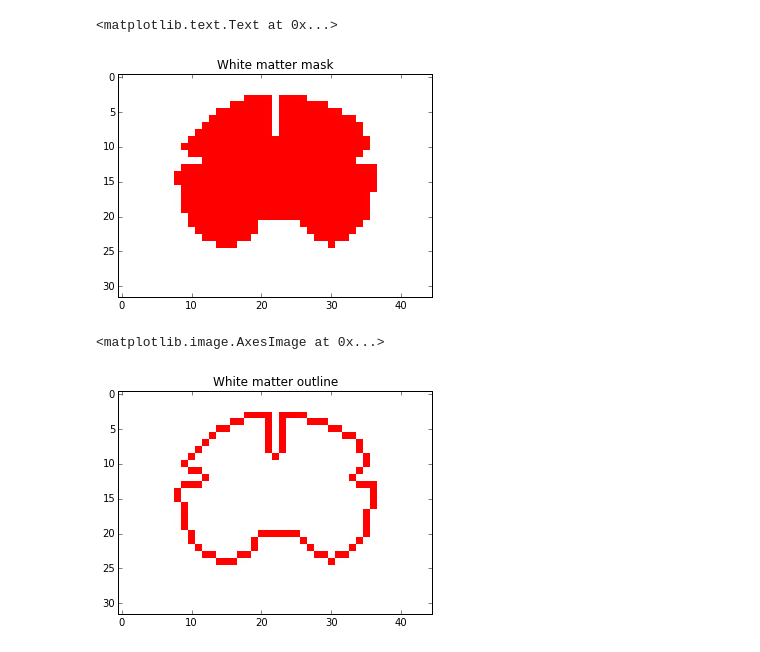
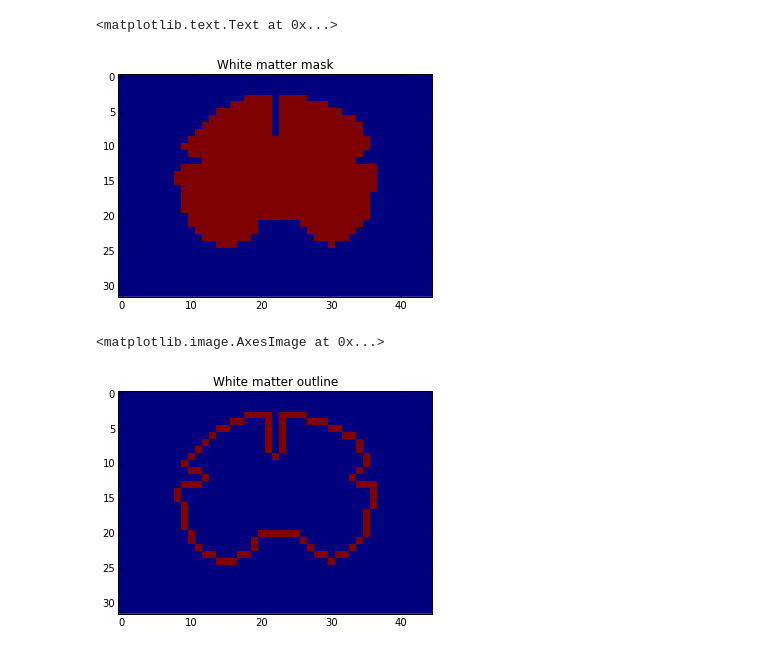
Before and after one commit to aniv0s/FakeTensorImaging, a Jupyter notebook: code.ipynb, the cells around one changed output. Drawn from its saved outputs; the diff is of its cells as text; code cells hidden in the pictures.

```diff
--- a/code.ipynb
+++ b/code.ipynb
@@ -17,23 +17,22 @@ data = img.get_data()
 # %%
 slice = data[:,28,:,0]
 
-"""# XXX DUMMY SLICE
+# XXX DUMMY SLICE
 
-slice = np.zeros(slice.shape)
+"""slice = np.zeros(slice.shape)
 xx, yy = np.mgrid[:slice.shape[0], :slice.shape[1]]
 x0, y0, radius = 15, 15, 10
 circle = (xx - x0)**2 + (yy - y0)**2
 slice = circle <= radius**2
 slice = 255 * slice.astype(np.uint8)"""
 
 
 plt.figure()
-cmap = colors.ListedColormap(['white', 'red'])
-plt.imshow(slice.T, interpolation='none', cmap=cmap)
+plt.imshow(slice.T, interpolation='none')
 plt.title("White matter mask")
 # %% [output]
 <matplotlib.text.Text at 0x...>
-[figure, old version]
+[figure, new version]
 # %%
 border  = np.zeros_like(slice)
 for (i, j), val in np.ndenumerate(slice):
@@ -47,11 +46,10 @@ for (i, j), val in np.ndenumerate(slice):
 
 plt.figure()
 plt.title("White matter outline")
-cmap = colors.ListedColormap(['white', 'red'])
-plt.imshow(border.T, interpolation='none', cmap=cmap)
+plt.imshow(border.T, interpolation='none')
 # %% [output]
 <matplotlib.image.AxesImage at 0x...>
-[figure, old version]
+[figure, new version]
 # %%
 idx = np.where(border)
 n_idx = idx[0].size
```
Also changed, not shown: parts of 4 cells of this notebook.
